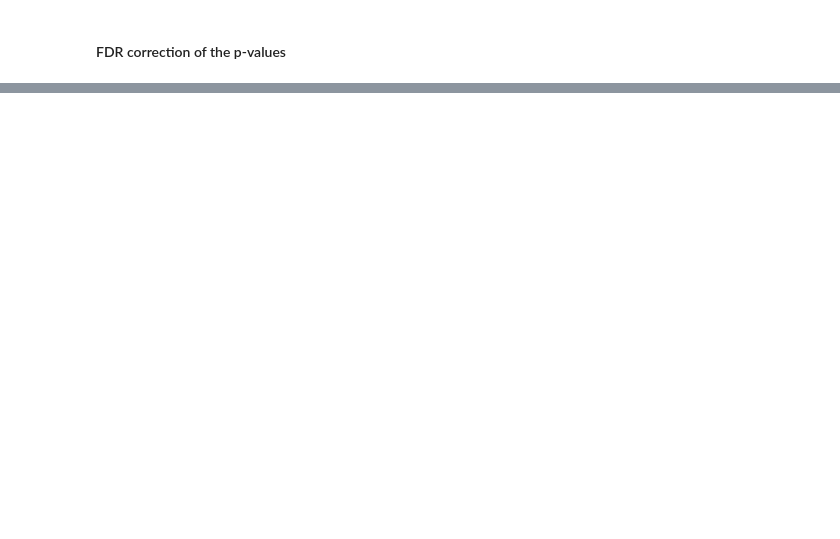
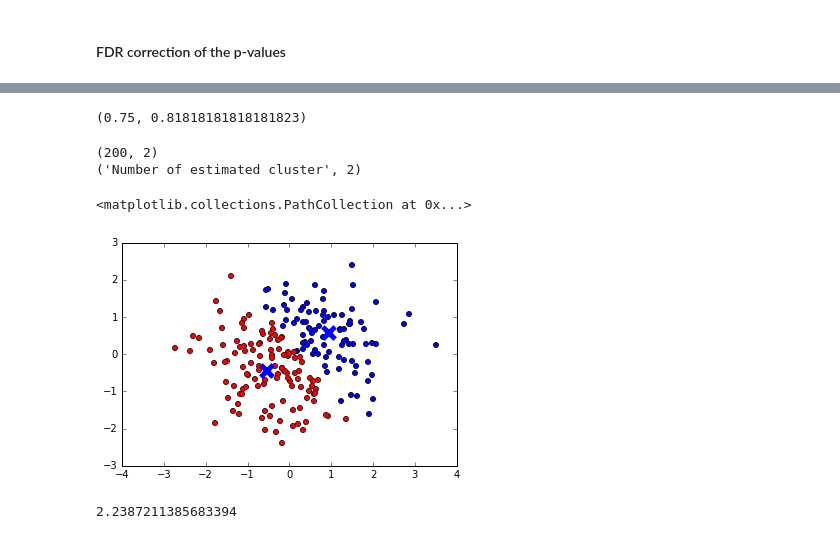
Before and after one commit to SIMEXP/Projects, a Jupyter notebook: metaad/network_level_meta.ipynb, the cells around one changed output, grey strips where cells are left out. Drawn from its saved outputs; the diff is of its cells as text; code cells hidden in the pictures; blank space fills up the shorter version.

```diff
--- a/metaad/network_level_meta.ipynb
+++ b/metaad/network_level_meta.ipynb
@@ -316,3 +298,55 @@ stats_results = {'Hits':network_votes ,'pvalues':pval_results,'fdr_test':fdr_tes
 scipy.io.savemat(path_output + output_stats, stats_results)
 hitfreq_vol.to_filename(os.path.join(path_output,output_vol))
 #hitfreq_vol.to_filename(os.path.join('/home/cdansereau/git/Projects/metaad/maps_results/','AD_pval_vol.nii.gz'))
+# %%
+a = np.array([5,0,3,3,3,6])
+b = np.array([5,2,3,5,5,6])
+
+c= (a==b)
+#a[np.array([1,1,0,0,1,0])==1]
+c = [np.array([1, 1, 1, 1, 1, 1, 1, 0, 0]), np.array([1, 1, 0, 1, 1, 0, 1, 1, 1, 1])]
+c = [np.array([1, 1]), np.array([1, 0, 1, 1, 0, 1, 1, 1, 0, 1, 1, 0, 1, 1, 0, 1, 0])]
+c=[np.array([1, 1, 1, 1, 1, 1]), np.array([0, 0, 0, 1, 1, 1, 1, 0, 1, 1, 1, 1, 0])]
+c=[np.array([1, 1, 0, 0, 1, 1]), np.array([1, 0, 1, 0, 1, 0, 1, 1, 1, 1, 1, 1, 0])]
+c=[np.array([1, 1, 1, 1, 0, 1, 1, 0]), np.array([1, 1, 1, 1, 1, 0, 1, 1, 1, 1, 0])]
+
+np.mean(c[0]),np.mean(c[1])
+# %% [output]
+(0.75, 0.81818181818181823)
+# %%
+from sklearn.cluster import MeanShift,KMeans
+from sklearn.datasets.samples_generator import make_blobs
+
+
+centers = [[0,0], [0,0]]
+X,y = make_blobs(n_samples = 200, centers=centers, cluster_std=1)
+
+print X.shape
+plt.scatter(X[:,0],X[:,1])
+
+ms = MeanShift()
+ms = KMeans(2)
+ms.fit(X)
+labels = ms.labels_
+cluster_centers = ms.cluster_centers_
+
+n_clusters_ = len(np.unique(labels))
+
+print("Number of estimated cluster", n_clusters_)
+
+colors = 10*['ro','bo','co','go','ko','yo','mo']
+
+for i in range(len(X)):
+    plt.plot(X[i][0], X[i][1], colors[labels[i]], markersize=5)
+
+plt.scatter(cluster_centers[:,0],cluster_centers[:,1],
+           marker='x', s=150, linewidths = 5, zorder=10)
+# %% [output]
+(200, 2)
+('Number of estimated cluster', 2)
+<matplotlib.collections.PathCollection at 0x...>
+[figure, added]
+# %%
+10**0.35
+# %% [output]
+2.2387211385683394
```
Also changed, not shown: parts of 9 cells of this notebook, 20 other files.
